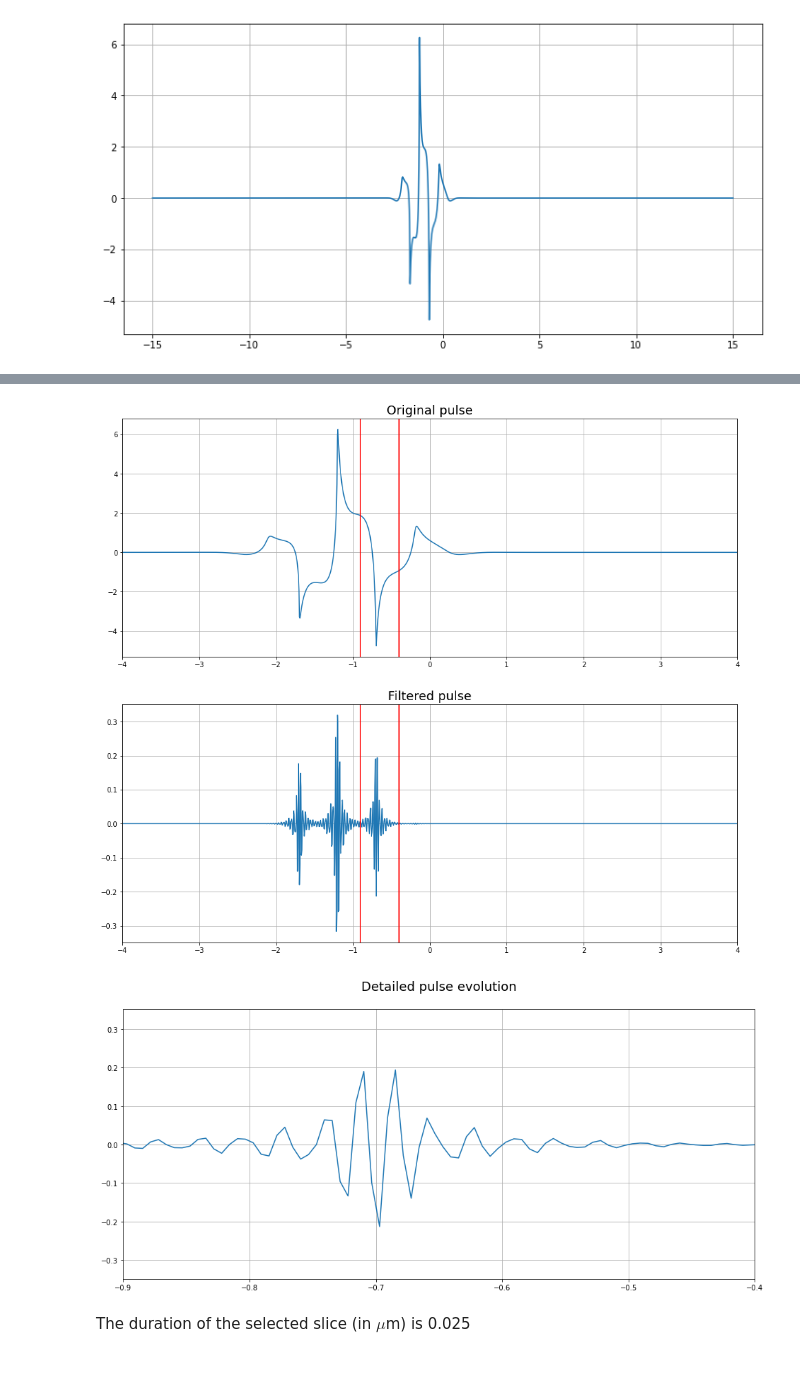
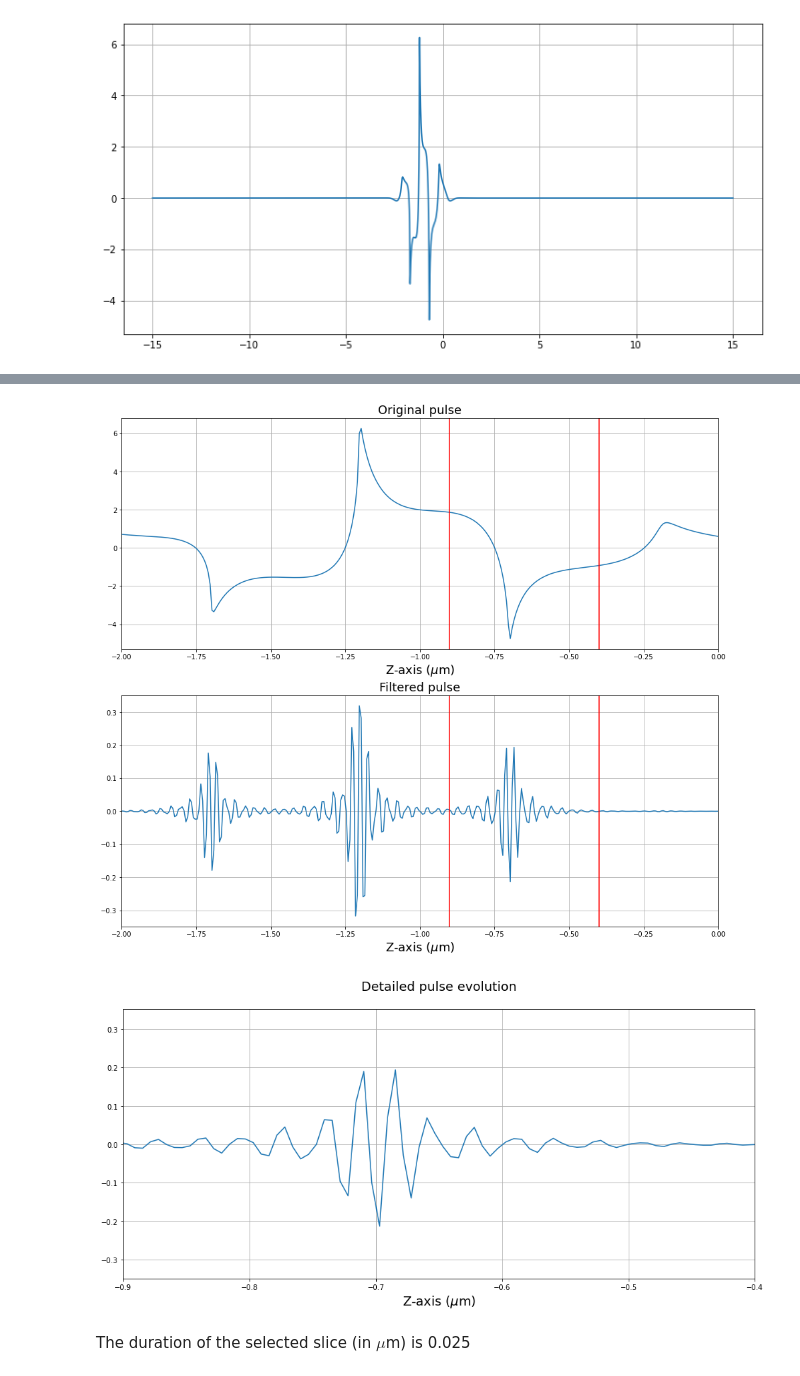
Before and after one commit to ekonyagin/wave_propagation, a Jupyter notebook: OAM_VTK_refined.ipynb, the cells around one changed output, grey strips where cells are left out. Cells and saved outputs as stored; diff of their text form; code cells hidden in the pictures.

```diff
--- a/OAM_VTK_refined.ipynb
+++ b/OAM_VTK_refined.ipynb
@@ -54,32 +57,38 @@ fig = plt.figure(figsize=(16,14))
 ax = fig.add_subplot(211)
 ax.set_title(f"Original pulse", fontsize=18)
 ax.plot(np.linspace(lg_mode.zmin, lg_mode.zmax, lg_mode.nofzs), lg_mode.refl_field[0,2])
+ax.set_xlabel("Z-axis ($\mu$m)", fontsize=18)
 ax.axvline(x=-0.9, c='red')
 ax.axvline(x=-0.4, c='red')
 ax.grid()
-ax.set_xlim(-4,4)
+ax.set_xlim(-2,0)
+
+
 ax = fig.add_subplot(212)
 ax.set_title(f"Filtered pulse", fontsize=18)
-#ax.gca(projection="polar")
 ax.plot(np.linspace(lg_mode.zmin, lg_mode.zmax, lg_mode.nofzs), np.real(np.fft.ifft(spectrum_filtered)))
+ax.set_xlabel("Z-axis ($\mu$m)", fontsize=18)
 ax.grid()
 ax.axvline(x=-0.9, c='red')
 ax.axvline(x=-0.4, c='red')
-ax.set_xlim(-4,4)
+ax.set_xlim(-2,0)
+plt.savefig("original_and_filtered.png")
 plt.show()
 # %% [output]
-[figure, old version]
+[figure, new version]
 # %%
 plt.figure(figsize=(16,7))
 plt.plot(np.linspace(lg_mode.zmin, lg_mode.zmax, lg_mode.nofzs), np.real(np.fft.ifft(spectrum_filtered)))
 plt.title("Detailed pulse evolution\n", fontsize=18)
+plt.xlabel("Z-axis ($\mu$m)", fontsize=18)
 plt.grid()
 #plt.axvline(x=-0.71, c='green', linestyle="--")
 #plt.axvline(x=-0.685, c='green', linestyle="--")
 plt.xlim(-0.9,-0.4)
+plt.savefig("detailed_pulse.png")
 plt.show()
 # %% [output]
-[figure, old version]
+[figure, new version]
 # %% [markdown]
 The duration of the selected slice (in $\mu$m) is 0.025
 # %%
```
Also changed, not shown: parts of 52 cells of this notebook, 1 other file.
